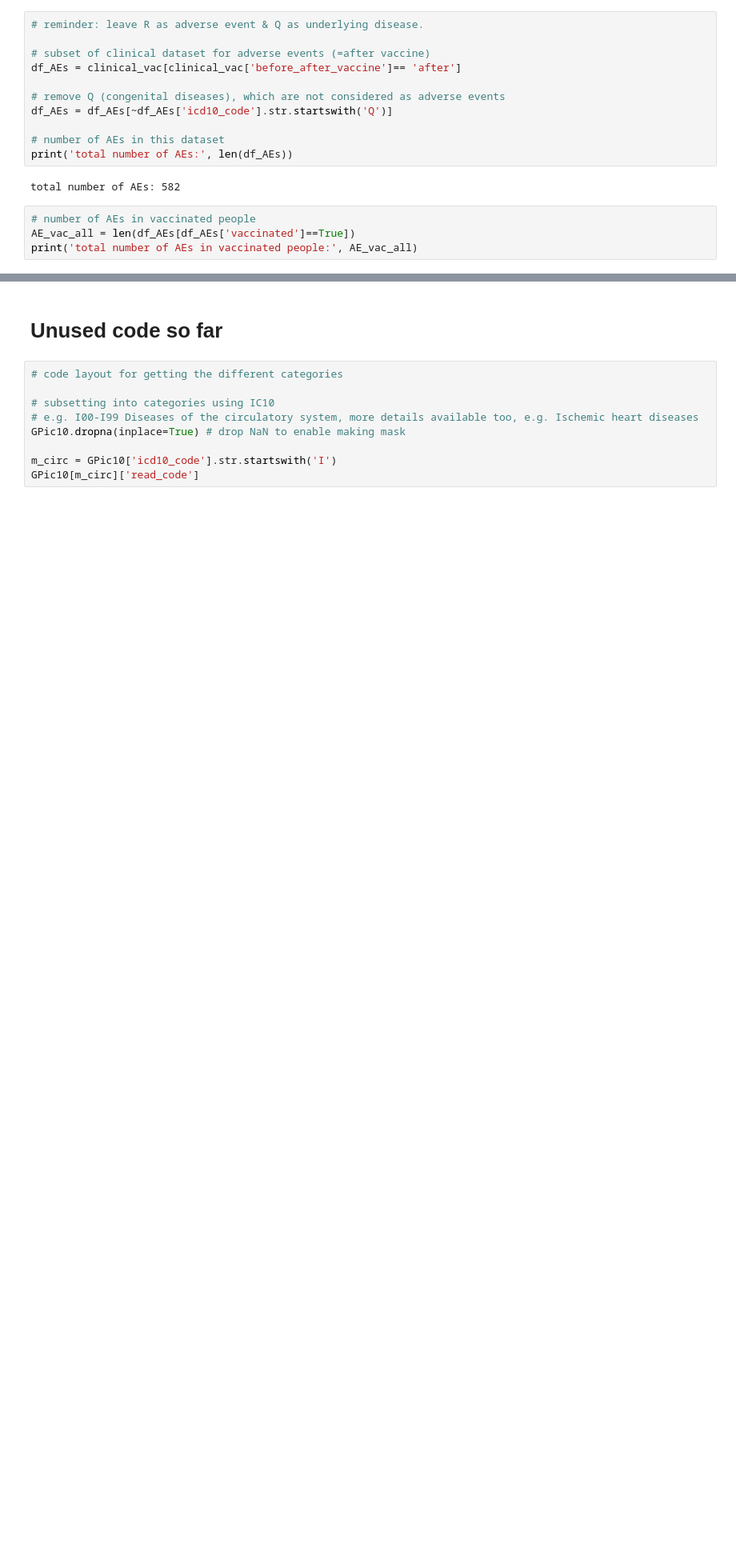
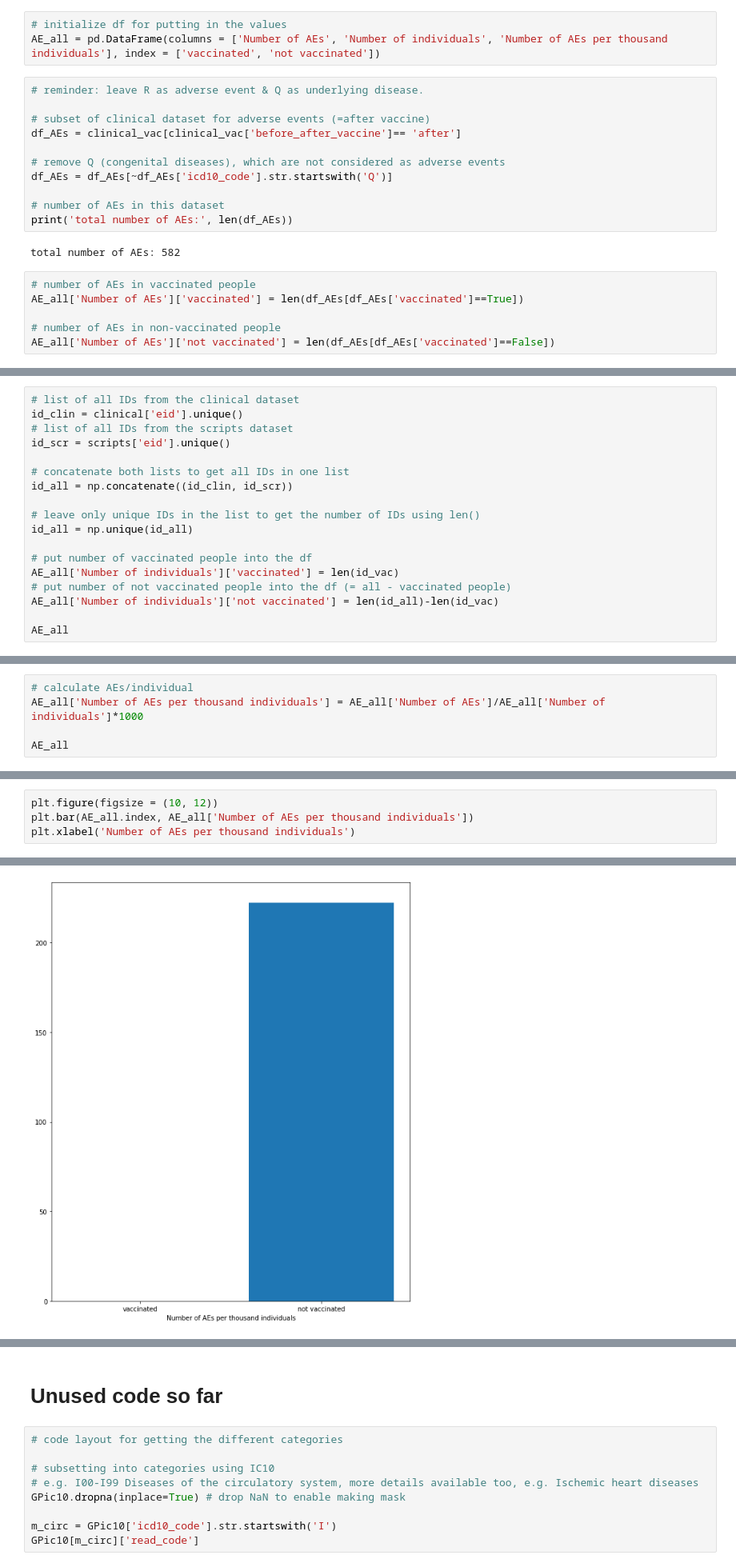
Before and after one commit to MonicaMueller/big-data-final-project, a Jupyter notebook: Project_vaccine_comorbidities.ipynb, the cells around one changed output, grey strips where cells are left out. Shown at 80% size. Saved outputs shown, nothing was run; the diff lists cells and outputs as text; blank space fills up the shorter version.

Commit message:
calculated number of people etc. & made first (ugly) bar plot

```diff
--- a/Project_vaccine_comorbidities.ipynb
+++ b/Project_vaccine_comorbidities.ipynb
@@ -879,6 +880,9 @@ clinical_vac
 133029 rows × 10 columns
 # %% [markdown]
 Get number of adverse events (defined medical events w. ICD10 code after the (artificial) vaccination date)
+# %%
+# initialize df for putting in the values
+AE_all = pd.DataFrame(columns = ['Number of AEs', 'Number of individuals', 'Number of AEs per thousand individuals'], index = ['vaccinated', 'not vaccinated'])
 # %%
 # reminder: leave R as adverse event & Q as underlying disease.
 
@@ -894,5 +898,7 @@ print('total number of AEs:', len(df_AEs))
 total number of AEs: 582
 # %%
 # number of AEs in vaccinated people
-AE_vac_all = len(df_AEs[df_AEs['vaccinated']==True])
-print('total number of AEs in vaccinated people:', AE_vac_all)
+AE_all['Number of AEs']['vaccinated'] = len(df_AEs[df_AEs['vaccinated']==True])
+
+# number of AEs in non-vaccinated people
+AE_all['Number of AEs']['not vaccinated'] = len(df_AEs[df_AEs['vaccinated']==False])
@@ -908,0 +907,18 @@ Get number of people available in the dataset(s).
+# %%
+# list of all IDs from the clinical dataset
+id_clin = clinical['eid'].unique()
+# list of all IDs from the scripts dataset
+id_scr = scripts['eid'].unique()
+
+# concatenate both lists to get all IDs in one list
+id_all = np.concatenate((id_clin, id_scr))
+
+# leave only unique IDs in the list to get the number of IDs using len()
+id_all = np.unique(id_all)
+
+# put number of vaccinated people into the df
+AE_all['Number of individuals']['vaccinated'] = len(id_vac)
+# put number of not vaccinated people into the df (= all - vaccinated people)
+AE_all['Number of individuals']['not vaccinated'] = len(id_all)-len(id_vac)
+
+AE_all
@@ -908,0 +929,5 @@ Get number of people available in the dataset(s).
+# %%
+# calculate AEs/individual
+AE_all['Number of AEs per thousand individuals'] = AE_all['Number of AEs']/AE_all['Number of individuals']*1000
+
+AE_all
@@ -908,0 +940,5 @@ Get number of people available in the dataset(s).
+# %%
+plt.figure(figsize = (10, 12))
+plt.bar(AE_all.index, AE_all['Number of AEs per thousand individuals'])
+plt.xlabel('Number of AEs per thousand individuals')
+# %% [output]
@@ -908,0 +946 @@ Get number of people available in the dataset(s).
+[figure, added]
```
Also changed, not shown: parts of 9 cells of this notebook.
